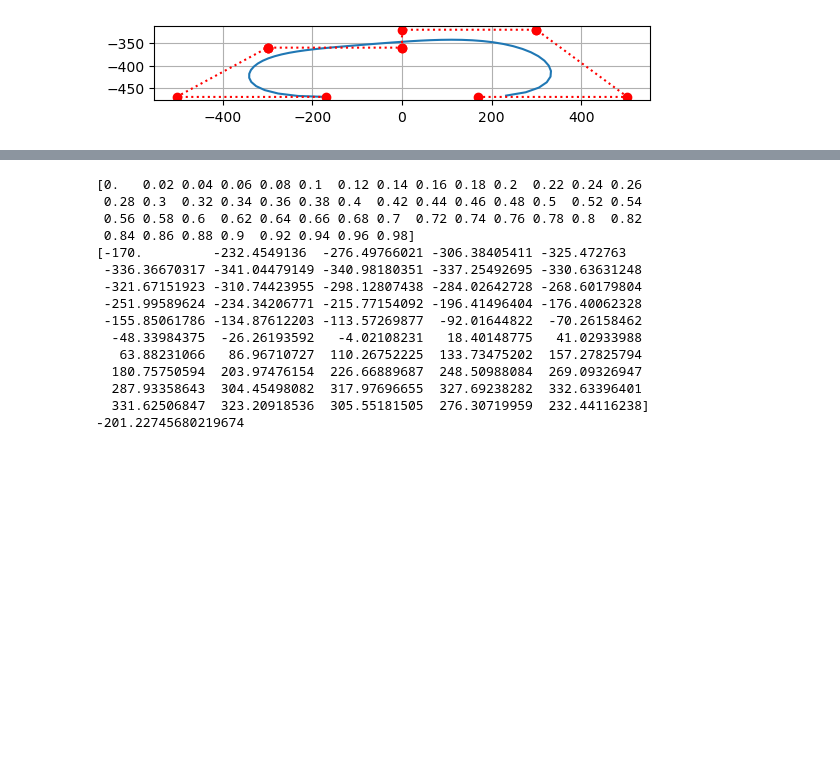
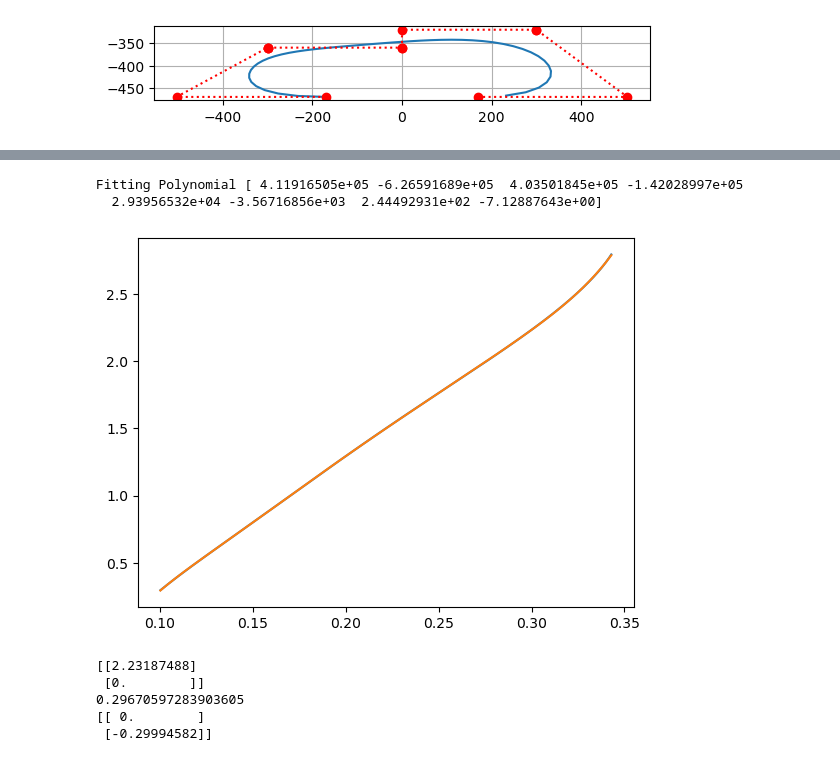
Before and after one commit to guanlunlu/MBD_Corgi_python, a Jupyter notebook: script/test.ipynb, the cells around one changed output, grey strips where cells are left out. Cells and saved outputs as stored; diff of their text form; code cells hidden in the pictures; blank space fills up the shorter version.

Commit message:
solve inverse kinematics with polynomial fitting

```diff
--- a/script/test.ipynb
+++ b/script/test.ipynb
@@ -101,21 +51,43 @@ time spent 0.007885932922363281
-# %%
-# print(test_set_1)
-print(t_points)
-print(test_set_1[:, 0])
-print(np.interp(0.01, t_points, test_set_1[:, 0]))
-# %% [output]
-[0.   0.02 0.04 0.06 0.08 0.1  0.12 0.14 0.16 0.18 0.2  0.22 0.24 0.26
- 0.28 0.3  0.32 0.34 0.36 0.38 0.4  0.42 0.44 0.46 0.48 0.5  0.52 0.54
- 0.56 0.58 0.6  0.62 0.64 0.66 0.68 0.7  0.72 0.74 0.76 0.78 0.8  0.82
- 0.84 0.86 0.88 0.9  0.92 0.94 0.96 0.98]
-[-170.         -232.4549136  -276.49766021 -306.38405411 -325.472763
- -336.36670317 -341.04479149 -340.98180351 -337.25492695 -330.63631248
- -321.67151923 -310.74423955 -298.12807438 -284.02642728 -268.60179804
- -251.99589624 -234.34206771 -215.77154092 -196.41496404 -176.40062328
- -155.85061786 -134.87612203 -113.57269877  -92.01644822  -70.26158462
-  -48.33984375  -26.26193592   -4.02108231   18.40148775   41.02933988
-   63.88231066   86.96710727  110.26752225  133.73475202  157.27825794
-  180.75750594  203.97476154  226.66889687  248.50988084  269.09326947
-  287.93358643  304.45498082  317.97696655  327.69238282  332.63396401
-  331.62506847  323.20918536  305.55181505  276.30719959  232.44116238]
--201.22745680219674
+# %%
+import numpy as np
+import LegKinematics as lk
+import matplotlib.pyplot as plt
+
+
+lk.FowardKinematics(np.array([[np.deg2rad(17)], [0]]))
+ths = np.linspace(np.deg2rad(17), np.deg2rad(160), 1000)
+
+z_list = []
+
+for th in ths:
+    state = np.array([[th], [0]])
+    z_list.append(-1 * lk.FowardKinematics(state)[1,0])
+
+# p = np.polyfit(ths, z_list, 6)
+# print("Fitting Polynomial", p)
+# z_fit = np.polyval(p, ths)
+# plt.plot(ths, z_list)
+# plt.plot(ths, z_fit)
+# plt.show()
+
+p = np.polyfit(z_list, ths, 7)
+print("Fitting Polynomial", p)
+th_fit = np.polyval(p, z_list)
+plt.plot(z_list, ths)
+plt.plot(z_list, th_fit)
+plt.show()
+
+print(lk.InverseKinematicsPoly(np.array([[0], [-0.3]])))
+print(np.deg2rad(17))
+
+tb = lk.InverseKinematicsPoly(np.array([[0], [-0.3]]))
+print(lk.FowardKinematics(tb))
+# %% [output]
+Fitting Polynomial [ 4.11916505e+05 -6.26591689e+05  4.03501845e+05 -1.42028997e+05
+  2.93956532e+04 -3.56716856e+03  2.44492931e+02 -7.12887643e+00]
+[figure, added]
+[[2.23187488]
+ [0.        ]]
+0.29670597283903605
+[[ 0.        ]
+ [-0.29994582]]
```
Also changed, not shown: parts of 5 cells of this notebook, 2 other files.
